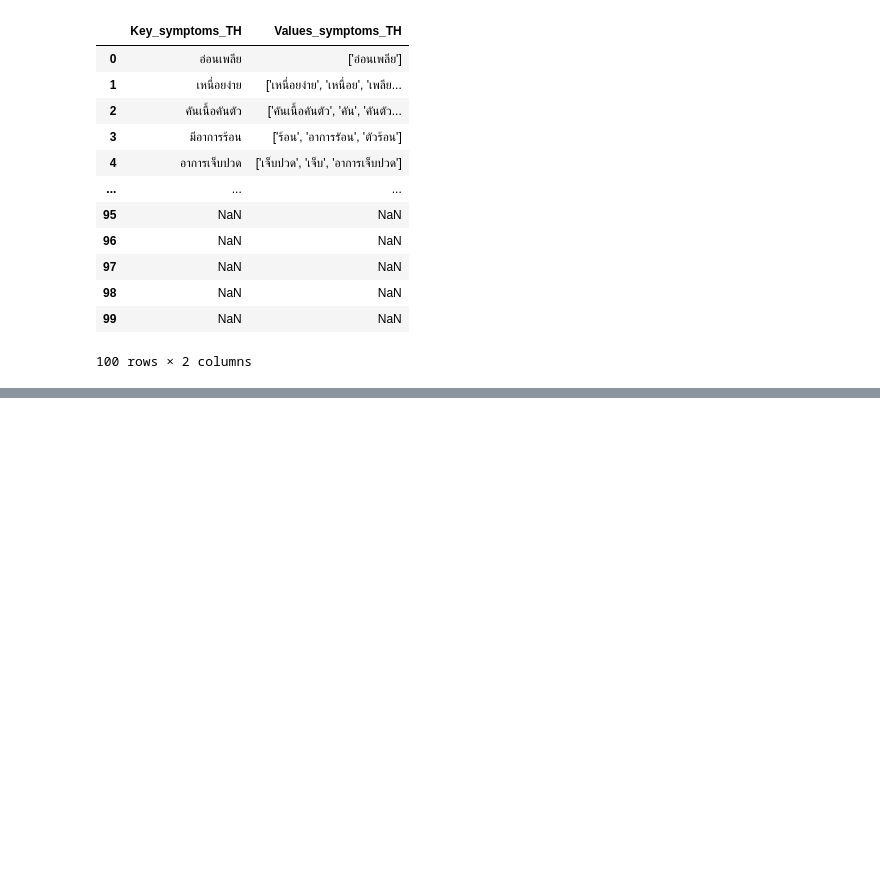
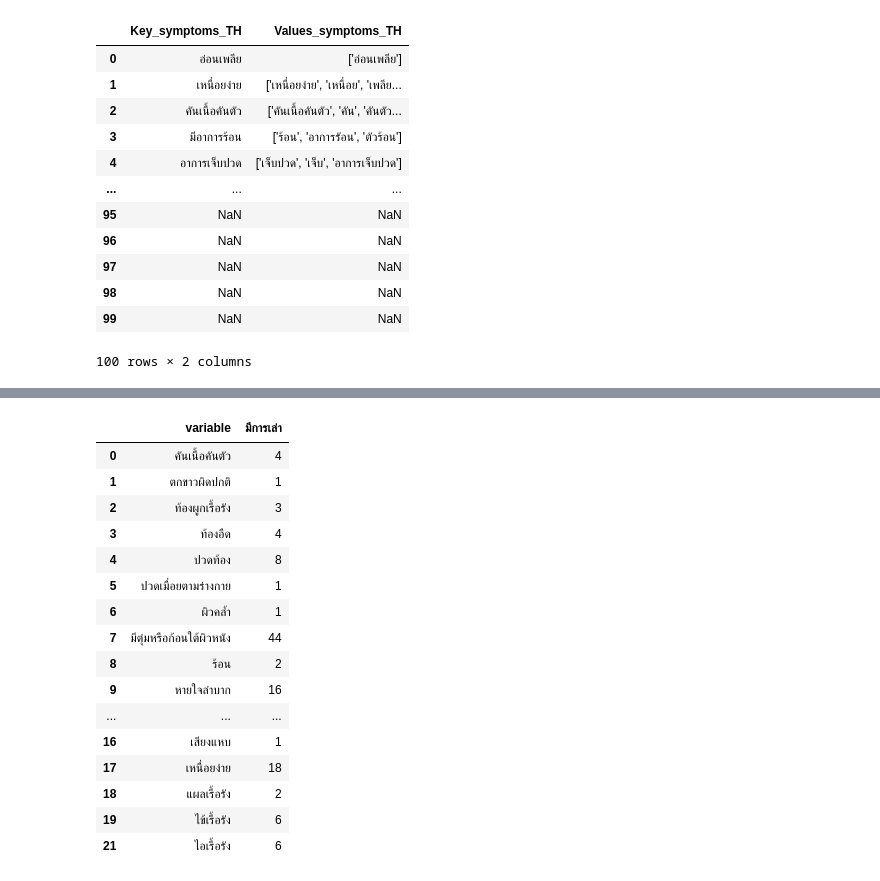
Before and after one commit to MOOwuttichai/Cancer_Social_Listening, a Jupyter notebook: descriptive.ipynb, the cells around one changed output, grey strips where cells are left out. Saved outputs shown, nothing was run; the diff lists cells and outputs as text; code cells hidden in the pictures; blank space fills up the shorter version.

```diff
--- a/descriptive.ipynb
+++ b/descriptive.ipynb
@@ -522,3 +498,9 @@ data[['Key_symptoms_TH','Values_symptoms_TH']]
 | 98 | NaN | NaN |
 | 99 | NaN | NaN |
 100 rows × 2 columns
+# %%
+use_data=pd.read_csv("/content/data_pre.csv", encoding='utf-8-sig')
+use_data=use_data.reset_index()
+# %%
+use_data['count_plot'] = 1
+use_data[['count_plot','โรค']].groupby(['โรค']).sum().reset_index()
@@ -524,0 +519,33 @@ data[['Key_symptoms_TH','Values_symptoms_TH']]
+# %%
+# prompt: ช่วยสร้างตารางจาก use_data เเต่เอาเเค่ 10 column หลัง
+
+import pandas as pd
+
+# Assuming 'use_data' is a Pandas DataFrame
+last_10_columns = use_data.iloc[:, 12:-1]
+last_10_columns
+dfm = last_10_columns.melt()
+plot_df = (
+    pd.crosstab(dfm['variable'], dfm['value']).rename(columns={0: 'ไม่มีการเล่า', 1: 'มีการเล่า'})
+)
+plot_data=plot_df['มีการเล่า']
+plot_data=plot_data.reset_index()
+plot_data[plot_data['variable'] != 'ไม่มีการระบุอาการ']
+# %% [output]
+|  | variable | มีการเล่า |
+| 0 | คันเนื้อคันตัว | 4 |
+| 1 | ตกขาวผิดปกติ | 1 |
+| 2 | ท้องผูกเรื้อรัง | 3 |
+| 3 | ท้องอืด | 4 |
+| 4 | ปวดท้อง | 8 |
+| 5 | ปวดเมื่อยตามร่างกาย | 1 |
+| 6 | ผิวคล้ำ | 1 |
+| 7 | มีตุ่มหรือก้อนใต้ผิวหนัง | 44 |
+| 8 | ร้อน | 2 |
+| 9 | หายใจลำบาก | 16 |
+| ... | ... | ... |
+| 16 | เสียงแหบ | 1 |
+| 17 | เหนื่อยง่าย | 18 |
+| 18 | แผลเรื้อรัง | 2 |
+| 19 | ไข้เรื้อรัง | 6 |
+| 21 | ไอเรื้อรัง | 6 |
```
Also changed, not shown: parts of 4 cells of this notebook.
